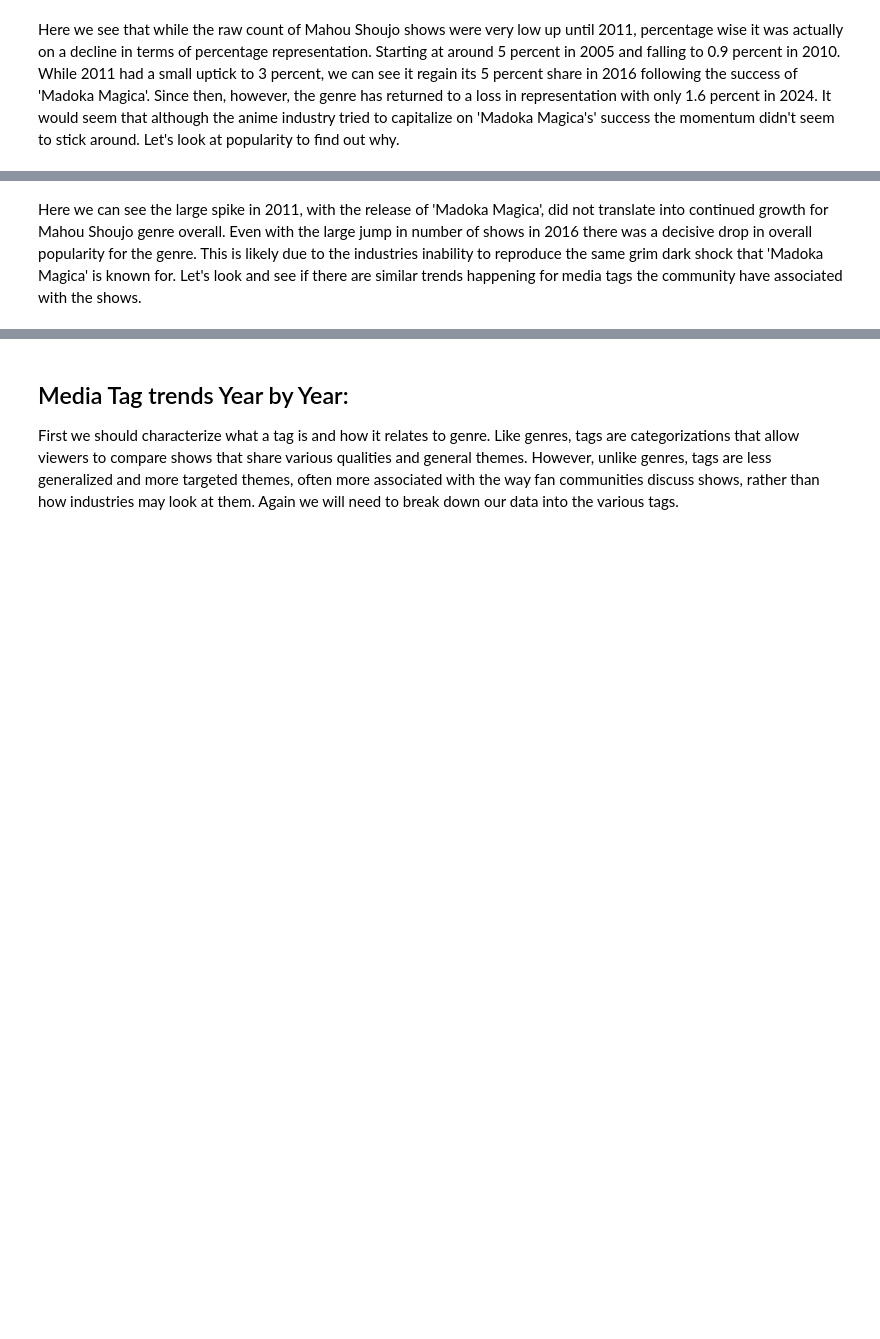
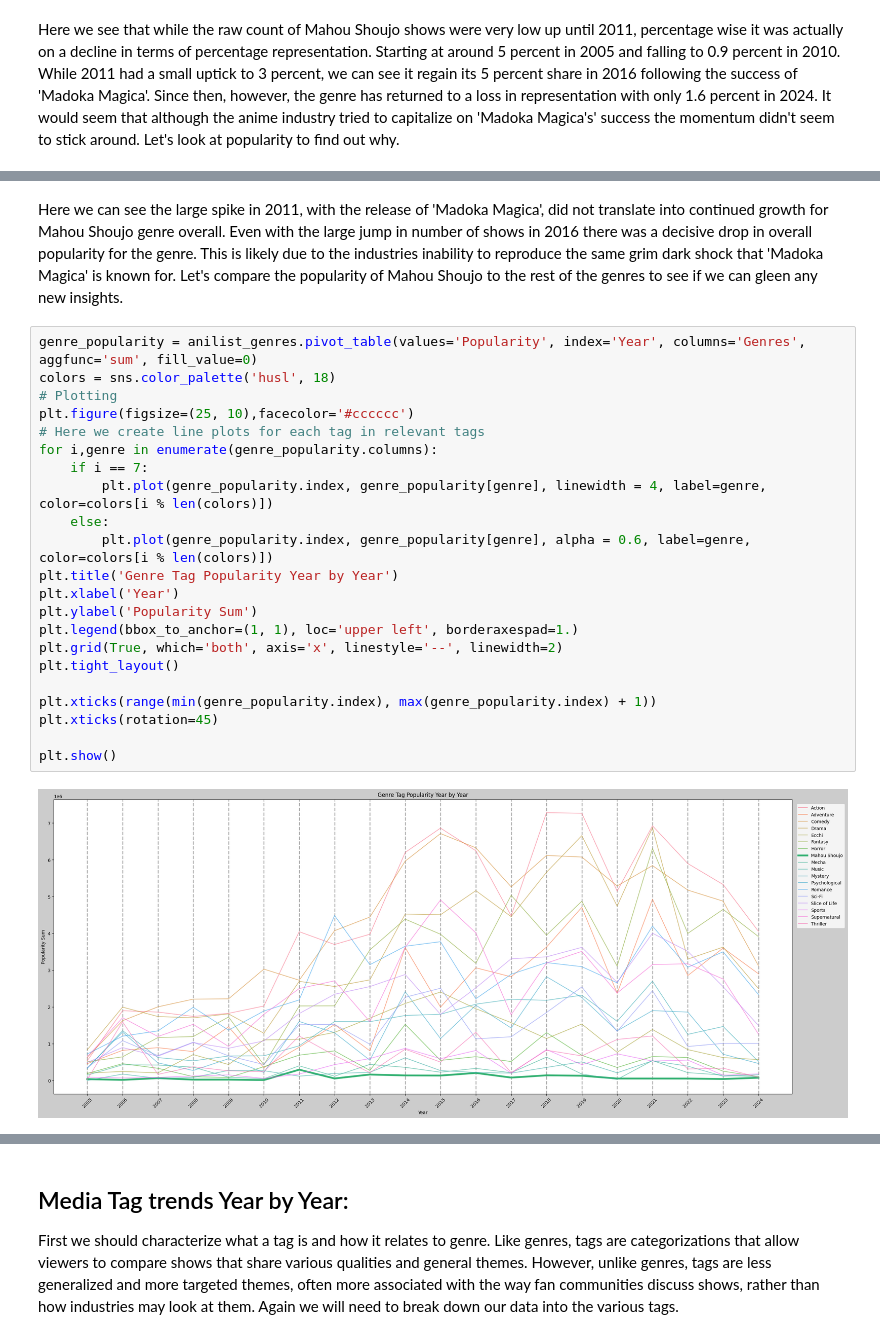
Before and after one commit to leolion023/Anilist, a Jupyter notebook: anilist_analysis.ipynb, the cells around one changed output, grey strips where cells are left out. Drawn from its saved outputs; the diff is of its cells as text; blank space fills up the shorter version.

```diff
--- a/anilist_analysis.ipynb
+++ b/anilist_analysis.ipynb
@@ -358,4 +357,28 @@ plt.show()
 # %% [output]
 [figure]
 # %% [markdown]
-Here we can see the large spike in 2011, with the release of 'Madoka Magica', did not translate into continued growth for Mahou Shoujo genre overall. Even with the large jump in number of shows in 2016 there was a decisive drop in overall popularity for the genre. This is likely due to the industries inability to reproduce the same grim dark shock that 'Madoka Magica' is known for. Let's look and see if there are similar trends happening for media tags the community have associated with the shows.
+Here we can see the large spike in 2011, with the release of 'Madoka Magica', did not translate into continued growth for Mahou Shoujo genre overall. Even with the large jump in number of shows in 2016 there was a decisive drop in overall popularity for the genre. This is likely due to the industries inability to reproduce the same grim dark shock that 'Madoka Magica' is known for. Let's compare the popularity of Mahou Shoujo to the rest of the genres to see if we can gleen any new insights.
+# %%
+genre_popularity = anilist_genres.pivot_table(values='Popularity', index='Year', columns='Genres', aggfunc='sum', fill_value=0)
+colors = sns.color_palette('husl', 18)
+# Plotting
+plt.figure(figsize=(25, 10),facecolor='#cccccc')
+# Here we create line plots for each tag in relevant tags
+for i,genre in enumerate(genre_popularity.columns):
+    if i == 7:
+        plt.plot(genre_popularity.index, genre_popularity[genre], linewidth = 4, label=genre, color=colors[i % len(colors)])
+    else:
+        plt.plot(genre_popularity.index, genre_popularity[genre], alpha = 0.6, label=genre, color=colors[i % len(colors)])
+plt.title('Genre Tag Popularity Year by Year')
+plt.xlabel('Year')
+plt.ylabel('Popularity Sum')
+plt.legend(bbox_to_anchor=(1, 1), loc='upper left', borderaxespad=1.)
+plt.grid(True, which='both', axis='x', linestyle='--', linewidth=2)
+plt.tight_layout()
+
+plt.xticks(range(min(genre_popularity.index), max(genre_popularity.index) + 1))
+plt.xticks(rotation=45)
+
+plt.show()
+# %% [output]
+[figure, added]
```
Also changed, not shown: parts of 11 cells of this notebook.
